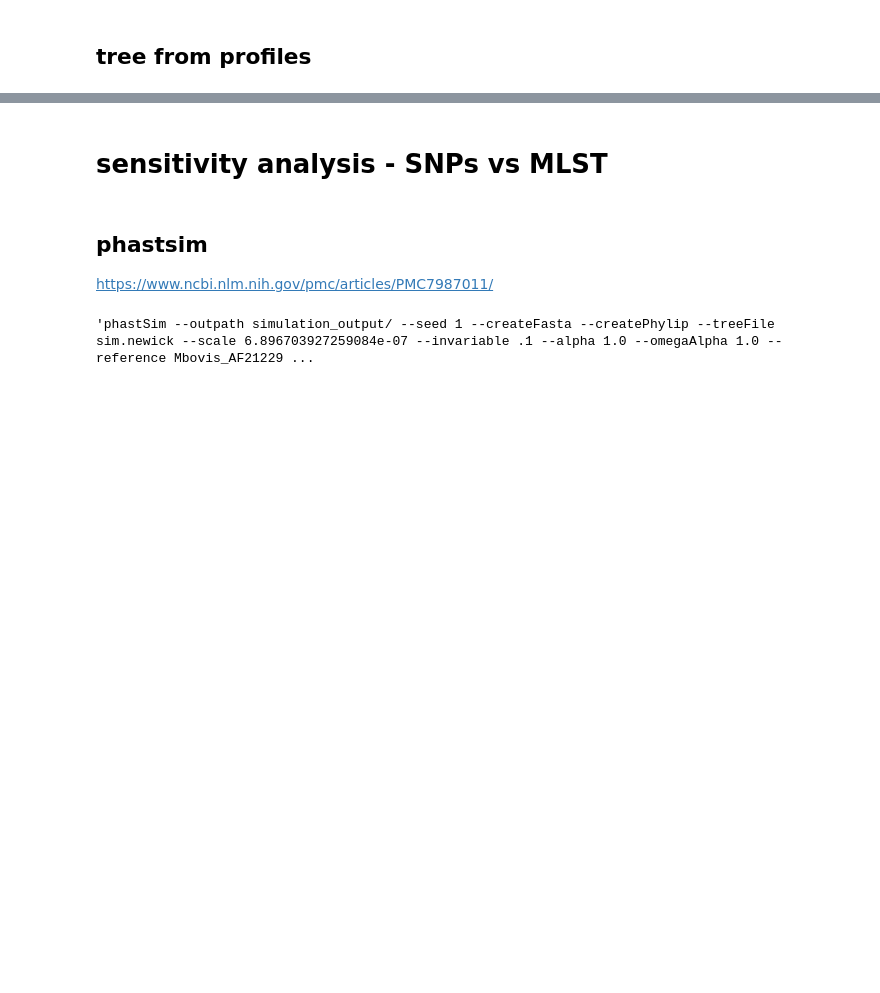
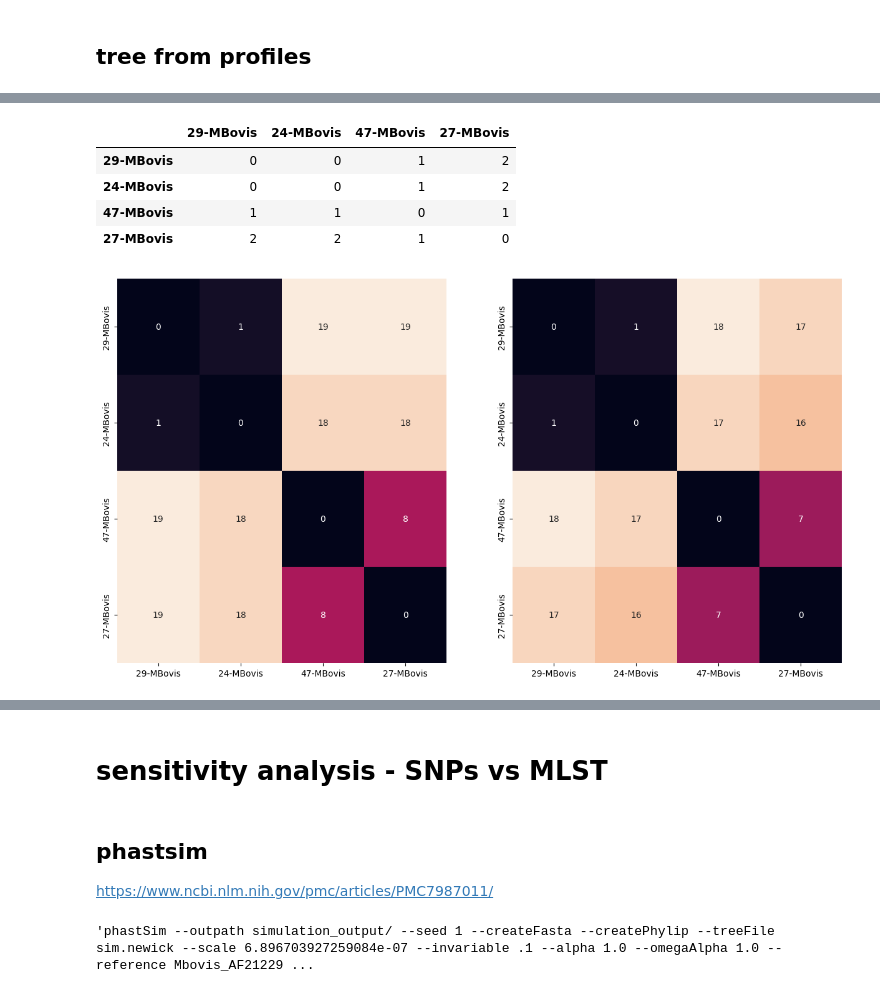
Before and after one commit to dmnfarrell/snipgenie, a Jupyter notebook: notebooks/wgmlst.ipynb, the cells around one changed output, grey strips where cells are left out. Drawn from its saved outputs; the diff is of its cells as text; code cells hidden in the pictures; blank space fills up the shorter version.

```diff
--- a/notebooks/wgmlst.ipynb
+++ b/notebooks/wgmlst.ipynb
@@ -296,0 +272,16 @@ canvas,t,r=tre2.draw(layout='r',scalebar=True,height=500,width=800)
+# %%
+sd=pd.read_csv('/storage/btbgenie/wicklow_results/snpdist.csv',index_col=0)
+sub = list(X.index)
+sd = sd.loc[sub,sub]
+fig,ax=plt.subplots(1,2,figsize=(15,8))
+sns.heatmap(sd,annot=True,cbar=False,ax=ax[0])
+sns.heatmap(DM,annot=True,cbar=False,ax=ax[1])
+
+sd-DM
+# %% [output]
+|  | 29-MBovis | 24-MBovis | 47-MBovis | 27-MBovis |
+| 29-MBovis | 0 | 0 | 1 | 2 |
+| 24-MBovis | 0 | 0 | 1 | 2 |
+| 47-MBovis | 1 | 1 | 0 | 1 |
+| 27-MBovis | 2 | 2 | 1 | 0 |
+[figure, added]
```
Also changed, not shown: parts of 41 cells of this notebook, 14 other files.
